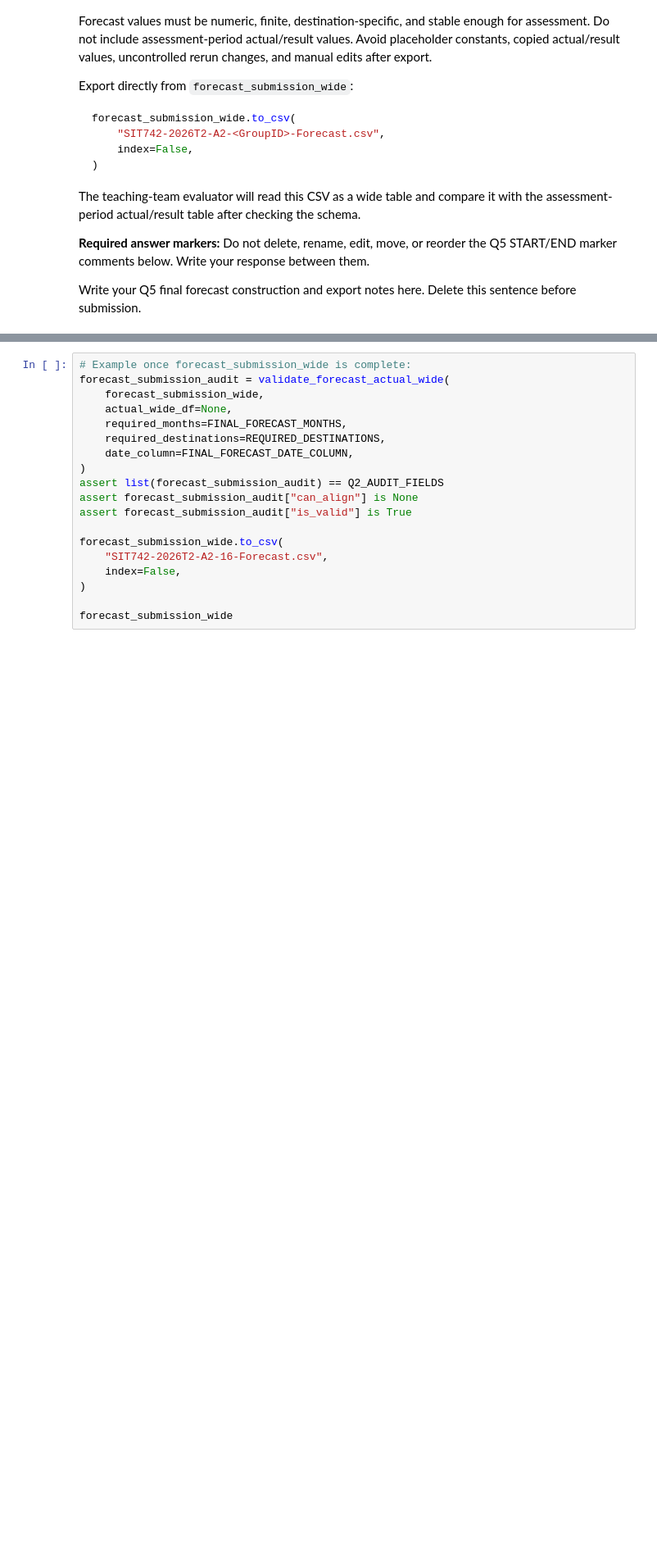
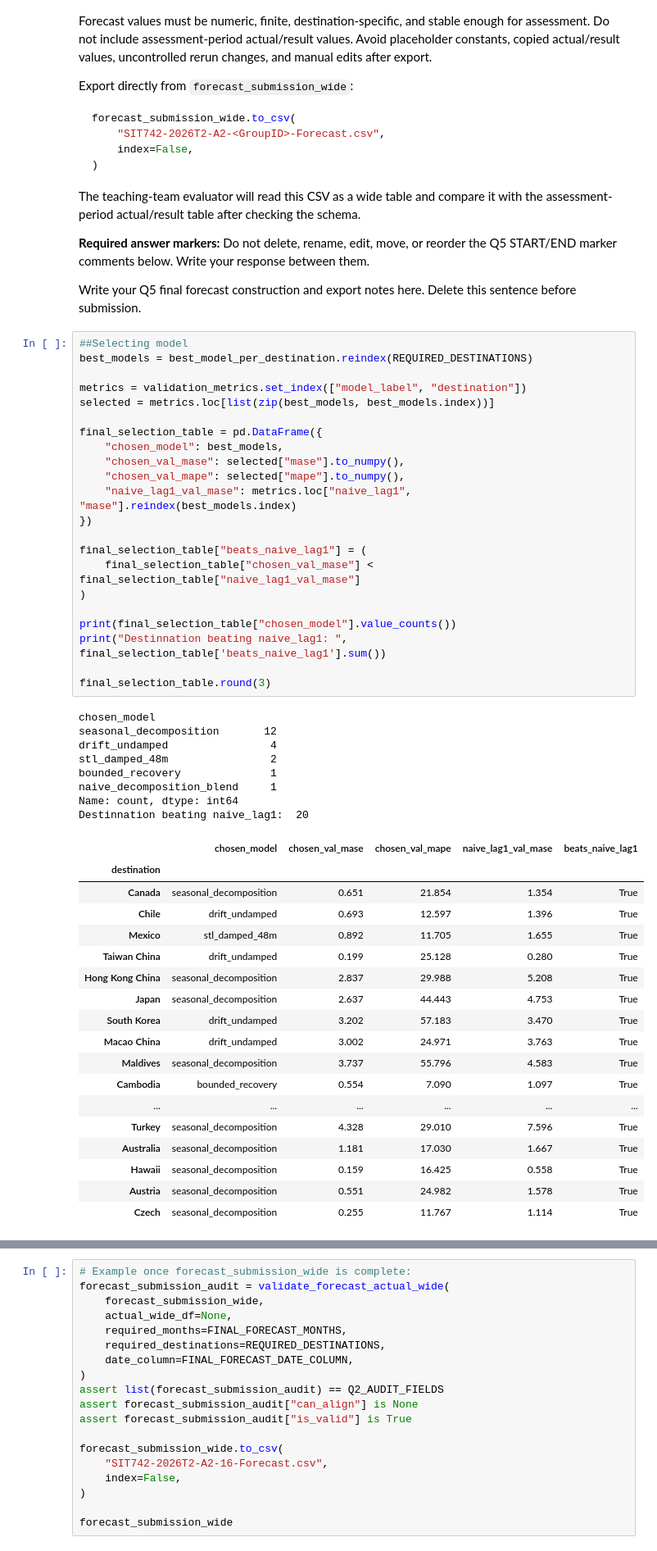
Before and after one commit to JoshHulett/SIT742-Asessment2-Group16, a Jupyter notebook: SIT742-2026T2-A2-Starter.ipynb, the cells around one changed output, grey strips where cells are left out. Shown at 82% size. Saved outputs shown, nothing was run; the diff lists cells and outputs as text; blank space fills up the shorter version.

Commit message:
feat: add model table

```diff
--- a/SIT742-2026T2-A2-Starter.ipynb
+++ b/SIT742-2026T2-A2-Starter.ipynb
@@ -1743,3 +1743,52 @@ The teaching-team evaluator will read this CSV as a wide table and compare it wi
 <!-- A2:ANSWER:Q5:START -->
 Write your Q5 final forecast construction and export notes here. Delete this sentence before submission.
 <!-- A2:ANSWER:Q5:END -->
+# %%
+##Selecting model
+best_models = best_model_per_destination.reindex(REQUIRED_DESTINATIONS)
+
+metrics = validation_metrics.set_index(["model_label", "destination"])
+selected = metrics.loc[list(zip(best_models, best_models.index))]
+
+final_selection_table = pd.DataFrame({
+    "chosen_model": best_models,
+    "chosen_val_mase": selected["mase"].to_numpy(),
+    "chosen_val_mape": selected["mape"].to_numpy(),
+    "naive_lag1_val_mase": metrics.loc["naive_lag1", "mase"].reindex(best_models.index)
+})
+
+final_selection_table["beats_naive_lag1"] = (
+    final_selection_table["chosen_val_mase"] < final_selection_table["naive_lag1_val_mase"]
+)
+
+print(final_selection_table["chosen_model"].value_counts())
+print("Destinnation beating naive_lag1: ", final_selection_table['beats_naive_lag1'].sum())
+
+final_selection_table.round(3)
+# %% [output]
+chosen_model
+seasonal_decomposition       12
+drift_undamped                4
+stl_damped_48m                2
+bounded_recovery              1
+naive_decomposition_blend     1
+Name: count, dtype: int64
+Destinnation beating naive_lag1:  20
+|  | chosen_model | chosen_val_mase | chosen_val_mape | naive_lag1_val_mase | beats_naive_lag1 |
+| destination |  |  |  |  |  |
+| Canada | seasonal_decomposition | 0.651 | 21.854 | 1.354 | True |
+| Chile | drift_undamped | 0.693 | 12.597 | 1.396 | True |
+| Mexico | stl_damped_48m | 0.892 | 11.705 | 1.655 | True |
+| Taiwan China | drift_undamped | 0.199 | 25.128 | 0.280 | True |
+| Hong Kong China | seasonal_decomposition | 2.837 | 29.988 | 5.208 | True |
+| Japan | seasonal_decomposition | 2.637 | 44.443 | 4.753 | True |
+| South Korea | drift_undamped | 3.202 | 57.183 | 3.470 | True |
+| Macao China | drift_undamped | 3.002 | 24.971 | 3.763 | True |
+| Maldives | seasonal_decomposition | 3.737 | 55.796 | 4.583 | True |
+| Cambodia | bounded_recovery | 0.554 | 7.090 | 1.097 | True |
+| ... | ... | ... | ... | ... | ... |
+| Turkey | seasonal_decomposition | 4.328 | 29.010 | 7.596 | True |
+| Australia | seasonal_decomposition | 1.181 | 17.030 | 1.667 | True |
+| Hawaii | seasonal_decomposition | 0.159 | 16.425 | 0.558 | True |
+| Austria | seasonal_decomposition | 0.551 | 24.982 | 1.578 | True |
+| Czech | seasonal_decomposition | 0.255 | 11.767 | 1.114 | True |
```
Also changed, not shown: parts of 2 cells of this notebook.
